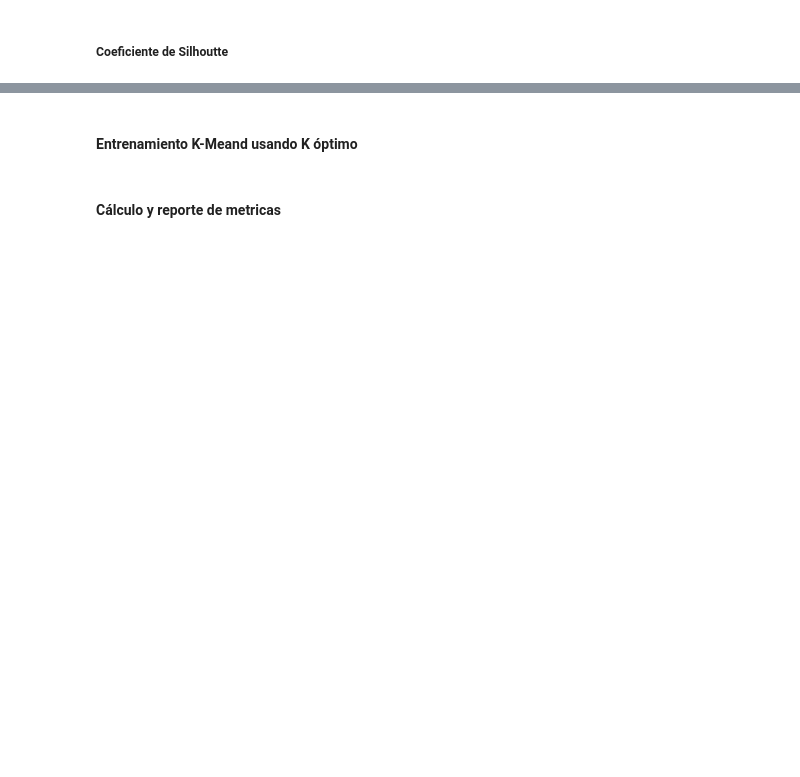
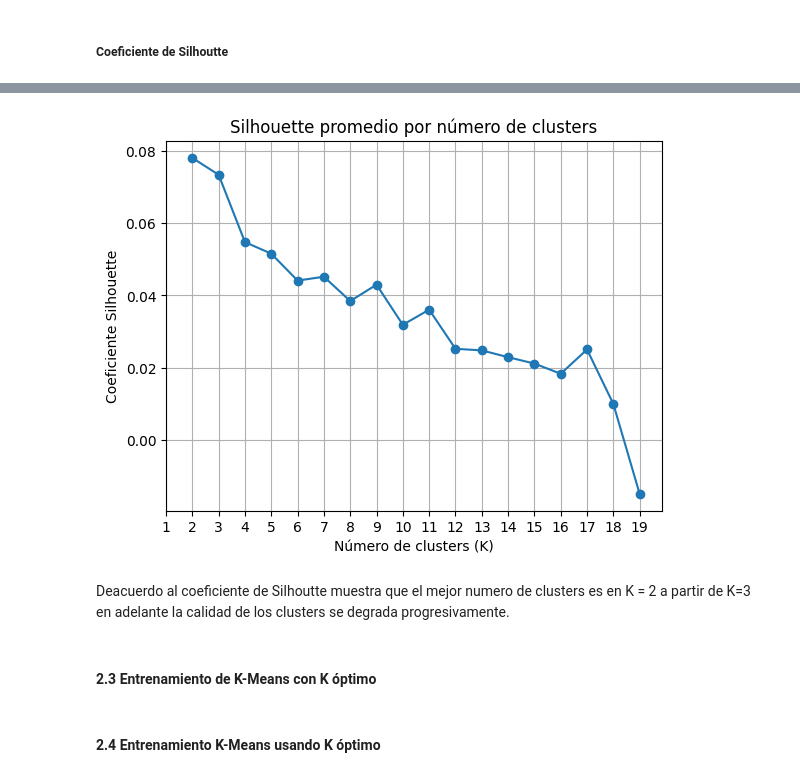
Before and after one commit to LailaBulh/Procesamiento_Lenguaje_Natural, a Jupyter notebook: Agrupamiento_textos_LB.ipynb, the cells around one changed output, grey strips where cells are left out. Saved outputs shown, nothing was run; the diff lists cells and outputs as text; code cells hidden in the pictures; blank space fills up the shorter version.

```diff
--- a/Agrupamiento_textos_LB.ipynb
+++ b/Agrupamiento_textos_LB.ipynb
@@ -199,0 +181,11 @@ ValueError: setting an array element with a sequence. The requested array has an
+# %%
+sil_scores = []
+
+for k in K:
+  kmeans = KMeans(n_clusters = k)
+  labels = kmeans.fit_predict(embeddings)
+
+  score = silhouette_score(embeddings, labels)
+  sil_scores.append(score)
+
+  print(f'K = {k}, Silhoutte = {round(score, 3)}')
@@ -199,0 +212,16 @@ ValueError: setting an array element with a sequence. The requested array has an
+# %%
+plt.plot(K, sil_scores, marker = 'o')
+
+plt.xlabel('Número de clusters (K)')
+plt.xticks(np.arange(1, 20, 1))
+plt.ylabel('Coeficiente Silhouette')
+plt.title('Silhouette promedio por número de clusters')
+
+plt.grid(True)
+plt.show()
+# %% [output]
+[figure, added]
+# %% [markdown]
+Deacuerdo al coeficiente de Silhoutte muestra que el mejor numero de clusters es en K = 2  a partir de K=3 en adelante la calidad de los clusters se degrada progresivamente.
+# %% [markdown]
+#### **2.3 Entrenamiento de K-Means con K óptimo**
@@ -200,4 +233,2 @@ ValueError: setting an array element with a sequence. The requested array has an
 # %% [markdown]
-#### **Entrenamiento K-Meand usando K óptimo**
+#### **2.4 Entrenamiento K-Means usando K óptimo**
-# %% [markdown]
-#### **Cálculo y reporte de metricas**
```
Also changed, not shown: parts of 17 cells of this notebook.
